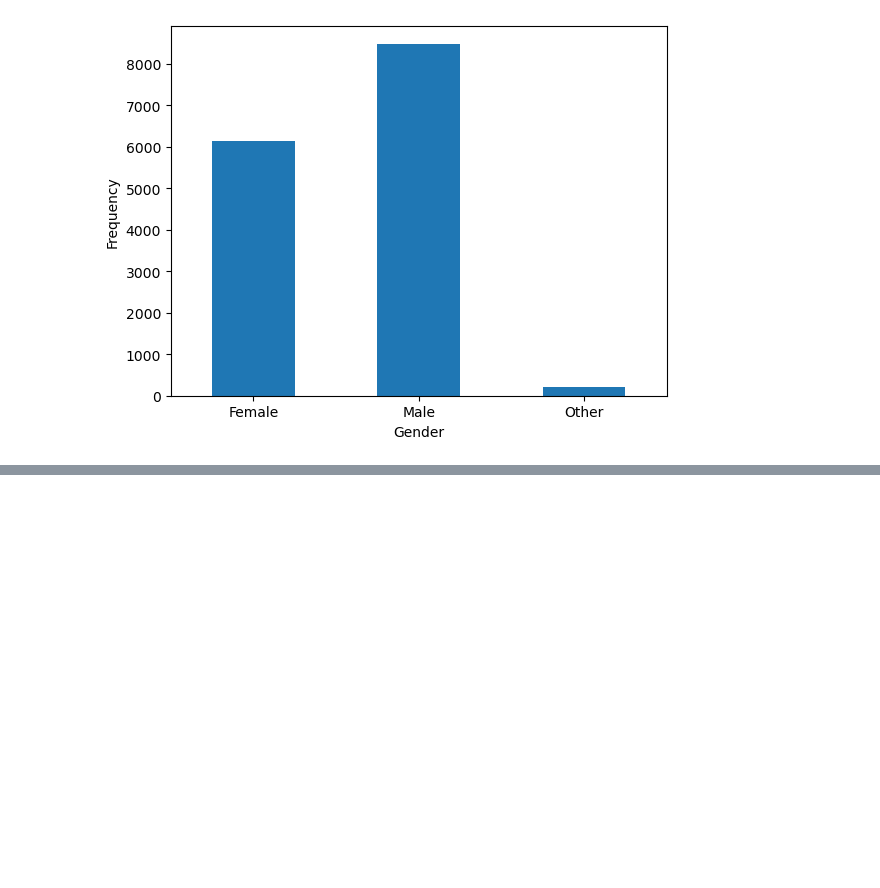
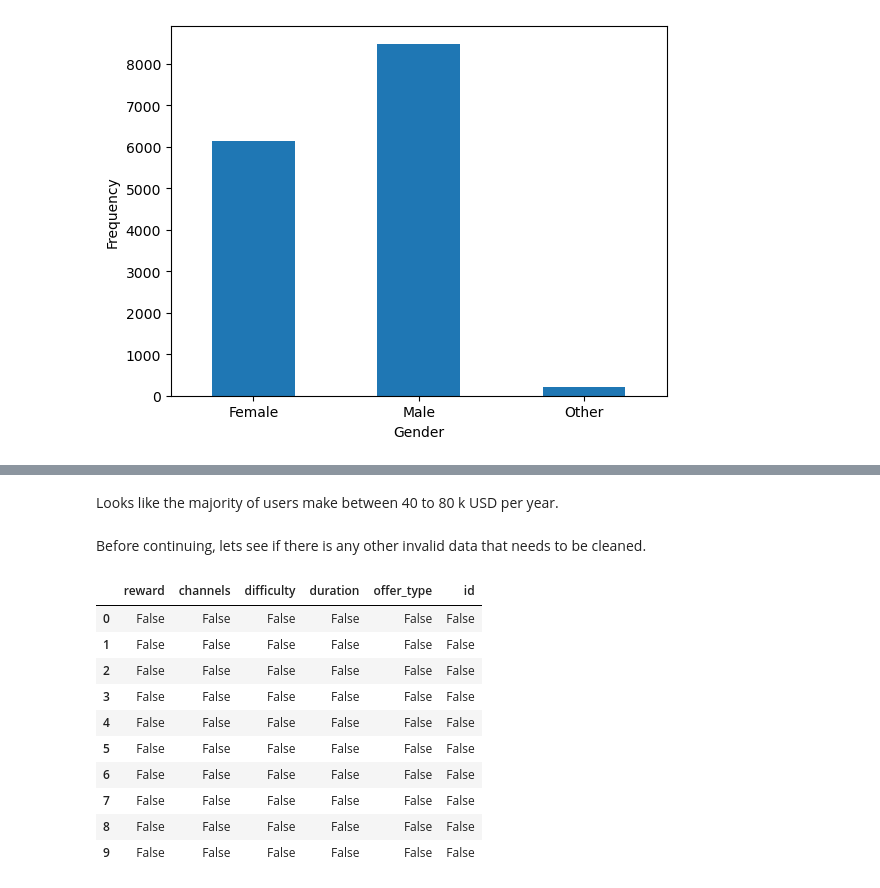
Before and after one commit to tnazikian/Udacity-Data-Scientist-Capstone, a Jupyter notebook: Starbucks_Capstone_notebook.ipynb, the cells around one changed output, grey strips where cells are left out. Cells and saved outputs as stored; diff of their text form; code cells hidden in the pictures; blank space fills up the shorter version.

```diff
--- a/Starbucks_Capstone_notebook.ipynb
+++ b/Starbucks_Capstone_notebook.ipynb
@@ -384,0 +433,18 @@ plt.show()
+# %% [markdown]
+Looks like the majority of users make between 40 to 80 k USD per year.
+# %% [markdown]
+Before continuing, lets see if there is any other invalid data that needs to be cleaned.
+# %%
+portfolio.isna()
+# %% [output]
+|  | reward | channels | difficulty | duration | offer_type | id |
+| 0 | False | False | False | False | False | False |
+| 1 | False | False | False | False | False | False |
+| 2 | False | False | False | False | False | False |
+| 3 | False | False | False | False | False | False |
+| 4 | False | False | False | False | False | False |
+| 5 | False | False | False | False | False | False |
+| 6 | False | False | False | False | False | False |
+| 7 | False | False | False | False | False | False |
+| 8 | False | False | False | False | False | False |
+| 9 | False | False | False | False | False | False |
```
Also changed, not shown: parts of 11 cells of this notebook.
